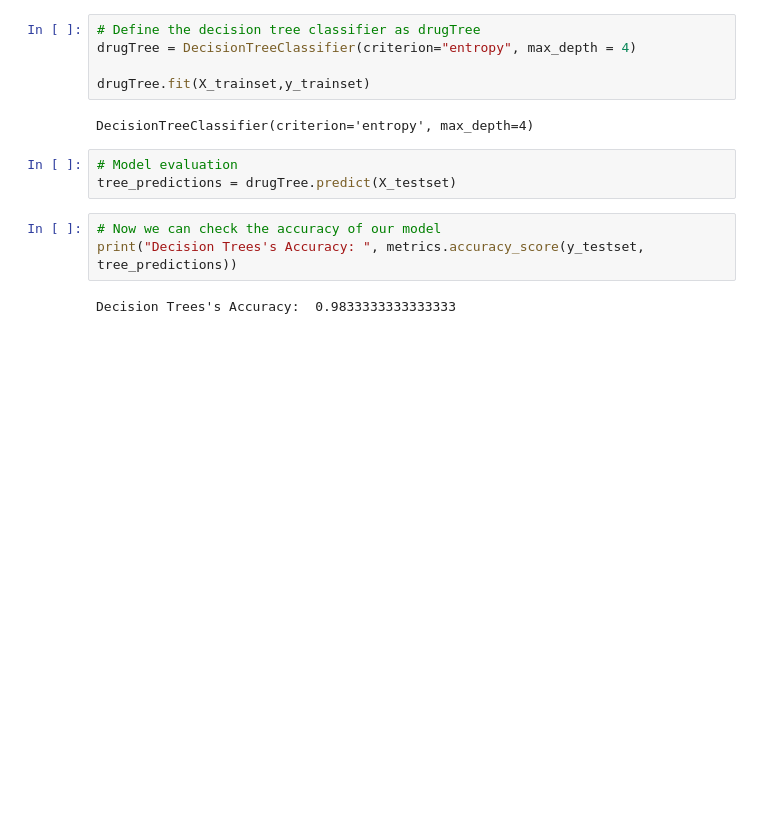
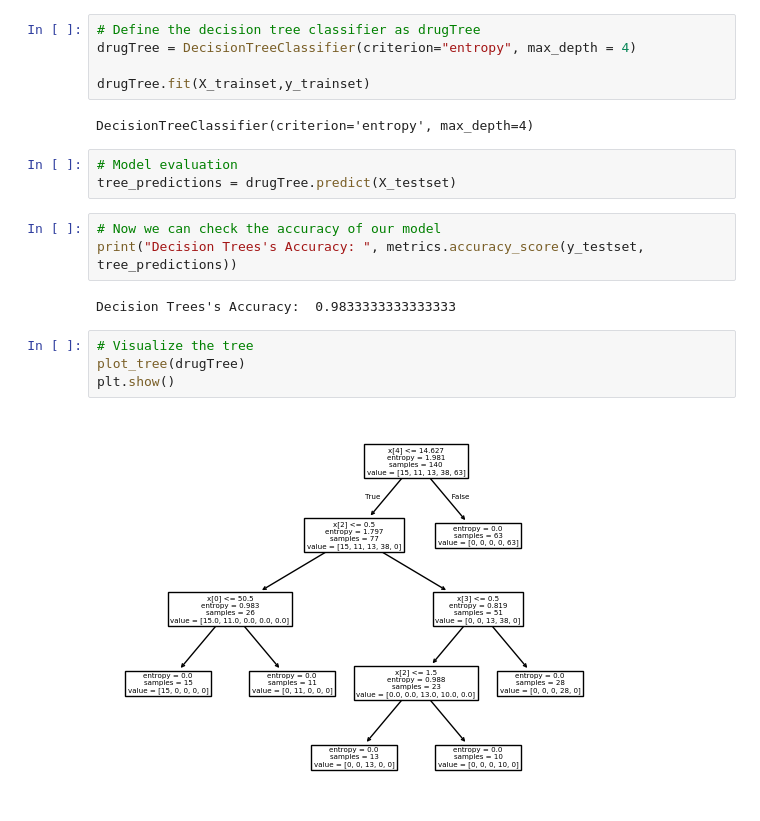
Before and after one commit to MawiraVictor/Decision-Trees, a Jupyter notebook: Decision-Trees.ipynb, the cells around one changed output. Saved outputs shown, nothing was run; the diff lists cells and outputs as text; blank space fills up the shorter version.

Commit message:
Visualize the tree

```diff
--- a/Decision-Trees.ipynb
+++ b/Decision-Trees.ipynb
@@ -159,3 +159,9 @@ tree_predictions = drugTree.predict(X_testset)
 print("Decision Trees's Accuracy: ", metrics.accuracy_score(y_testset, tree_predictions))
 # %% [output]
 Decision Trees's Accuracy:  0.9833333333333333
+# %%
+# Visualize the tree
+plot_tree(drugTree)
+plt.show()
+# %% [output]
+[figure, added]
```
